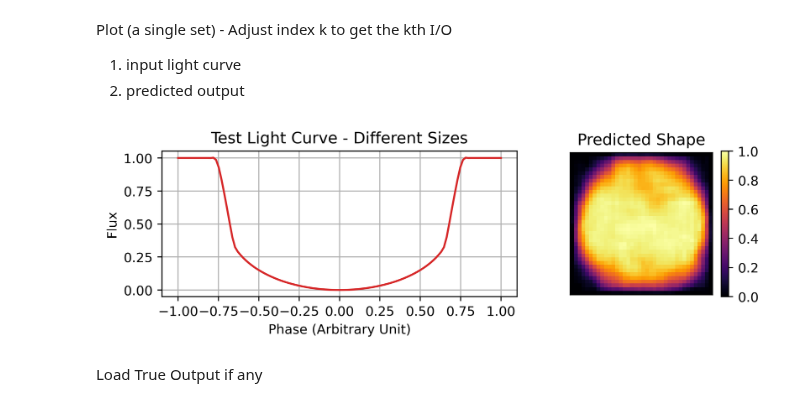
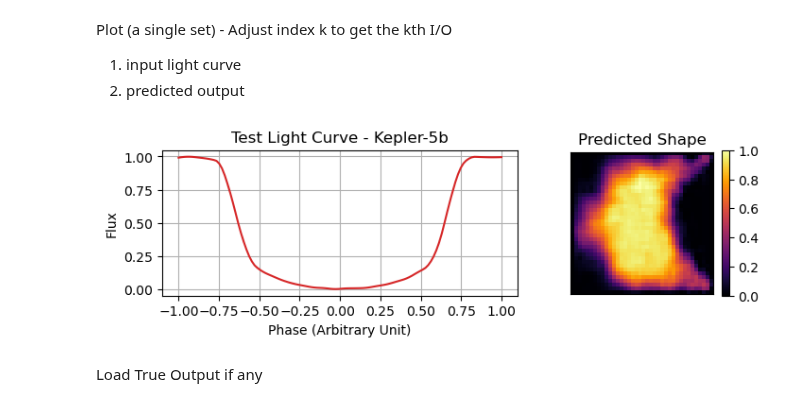
Before and after one commit to abrahammathews2000/mega, a Jupyter notebook: ml_training/ml_inference_lc2shape.ipynb, the cells around one changed output. Cells and saved outputs as stored; diff of their text form; code cells hidden in the pictures.

Commit message:
Testing a Kepler 5b lightcurve preprocessed using lightkurve package

```diff
--- a/ml_training/ml_inference_lc2shape.ipynb
+++ b/ml_training/ml_inference_lc2shape.ipynb
@@ -48,9 +56,14 @@ Load Input data to infer on
 # %%
 # 1. Load Lightcurve Dataset
 # lc_dir =  '/scratch/abraham/Documents/mega_git/mega/data/test/npy/lc/lc_shape_1_multisize_multiLDC.npy'
-lc_dir = '/scratch/abraham/Documents/mega_git/mega/data/random/npy/lc/lc_1_21Feb2024_circles_38_38_px.npy'
+lc_dir = '/scratch/abraham/Documents/mega_git/mega/data/random/npy/lc/Kepler-5b_April15_2024_v3.npy'
 test_lc = np.load(lc_dir)
+print("test_lc.shape = ", test_lc.shape)
 
+test_lc = np.reshape(test_lc, newshape=(1,120))
+print("test_lc.shape = ", test_lc.shape)
+
+# Don't run if data is already normalized
 # Normalize the lightcurves
 ## - Test Set
 test_lc_scaled = np.zeros(test_lc.shape)
@@ -63,11 +90,11 @@ for i in np.arange(len(test_lc_scaled)):
 ## - Test Set
 test_lc_scaled_append = np.ones((test_lc.shape[0],150))
 for i in np.arange(len(test_lc_scaled)):
-    test_lc_scaled_append[i,25:125] = test_lc_scaled[i]
+    test_lc_scaled_append[i,15:135] = test_lc_scaled[i]
 print("Extended the light curves")
 
-del test_lc
-del test_lc_scaled
+# del test_lc
+# del test_lc_scaled
 # %% [output]
 Extended the light curves
 # %%
@@ -158,24 +184,24 @@ Plot (a single set) - Adjust index k to get the kth I/O
 # %%
 fig, axes = plt.subplots(1, 2, figsize=(8,2),gridspec_kw={'width_ratios': [2,1]})  # 1 row, 2 columns
 ph = np.linspace(-1,1,len(processed_test_lc[0]))
 
 # Plot on each subplot
-k = int(5) # Index
-axes[0].set_title('Test Light Curve - Different Sizes')
+k = int(0) # Index
+axes[0].set_title('Test Light Curve - Kepler-5b')
 axes[0].plot(ph, processed_test_lc[k], color='tab:red')
 axes[0].grid('on')
 axes[0].set_ylabel('Flux')
 axes[0].set_xlabel('Phase (Arbitrary Unit)')
 
 
 axes[1].set_title('Predicted Shape')
 axes[1].tick_params(left = False, right = False , labelleft = False ,labelbottom = False, bottom = False)
 img = axes[1].imshow(test_predict_shape[k],cmap='inferno')
 plt.colorbar(img)
 
 plt.show()
 # %% [output]
-[figure, old version]
+[figure, new version]
 # %% [markdown]
 Load True Output if any
 # %%
```
Also changed, not shown: parts of 27 cells of this notebook.
